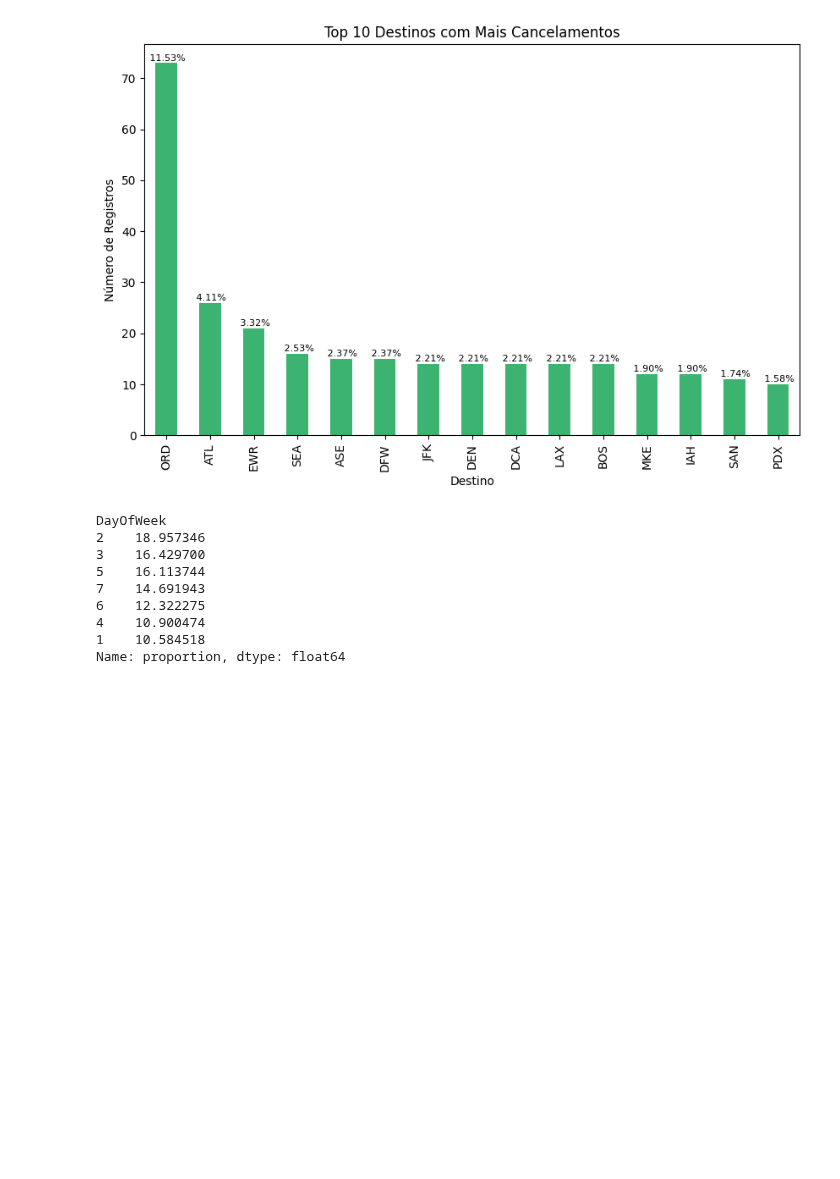
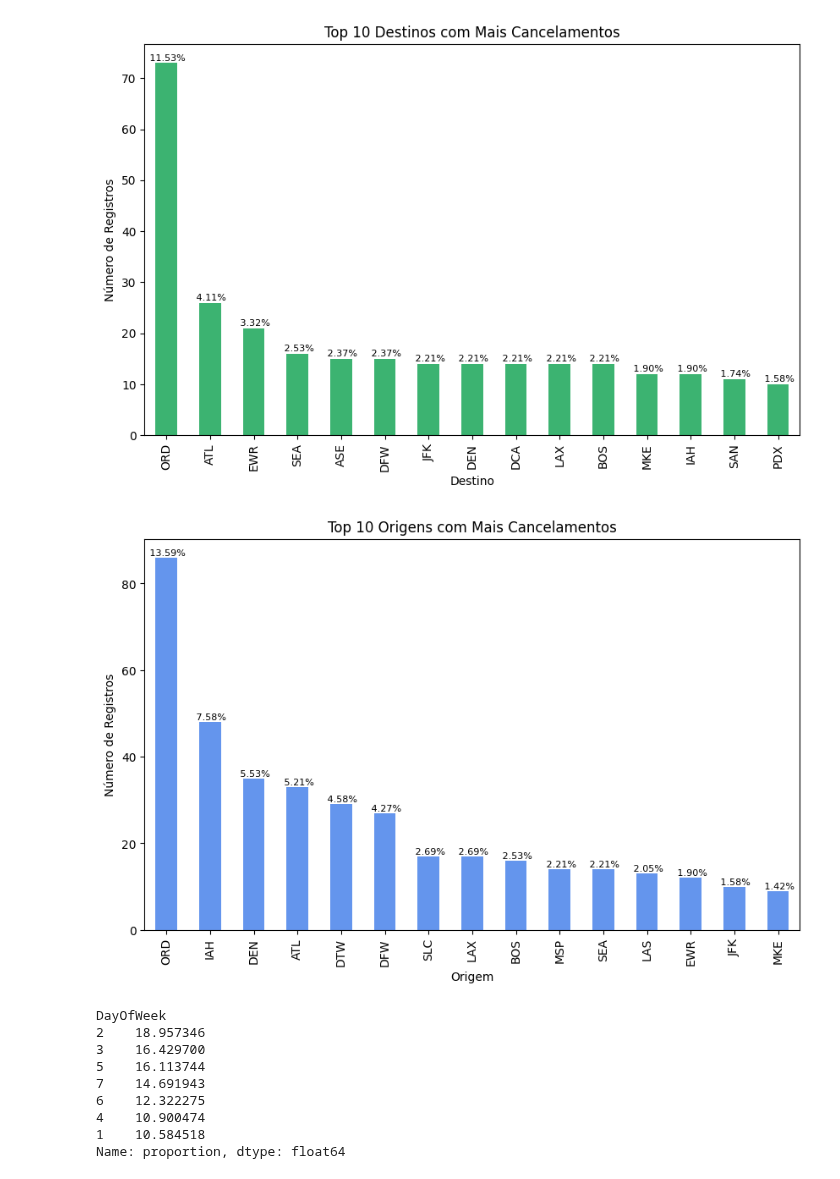
Before and after one commit to AdrielyZBoller/Projeto_Mod05_Ada_VemSerTech, a Jupyter notebook: analise_cancelados.ipynb, the cells around one changed output. Drawn from its saved outputs; the diff is of its cells as text; code cells hidden in the pictures; blank space fills up the shorter version.

Commit message:
grafico top 10 origens

```diff
--- a/analise_cancelados.ipynb
+++ b/analise_cancelados.ipynb
@@ -139,6 +137,28 @@ for i, (v, p) in enumerate(zip(top_destinos, porcentagens)):
 plt.show()
 # %% [output]
 [figure]
+# %%
+# Configurações do gráfico
+plt.figure(figsize=(10, 6))
+top_destinos = voos_cancelados['Origin'].value_counts().nlargest(15)
+
+# Criando o gráfico de barras
+top_destinos.plot(kind='bar', color='cornflowerblue')
+
+# Adicionando rótulos e título
+plt.title('Top 10 Origens com Mais Cancelamentos')
+plt.xlabel('Origem')
+plt.ylabel('Número de Registros')
+
+porcentagens = (top_destinos / Total_Cancelados) * 100
+# Adicionando anotações com os valores e porcentagens
+for i, (v, p) in enumerate(zip(top_destinos, porcentagens)):
+    plt.text(i, v + 0.1, f' {p:.2f}%', ha='center', va='bottom', fontsize=8)
+
+# Exibindo o gráfico
+plt.show()
+# %% [output]
+[figure, added]
 # %%
 Cancelados_dds = voos_cancelados['DayOfWeek'].value_counts(normalize=True)*100
 print(Cancelados_dds)
```
Also changed, not shown: parts of 2 cells of this notebook.
